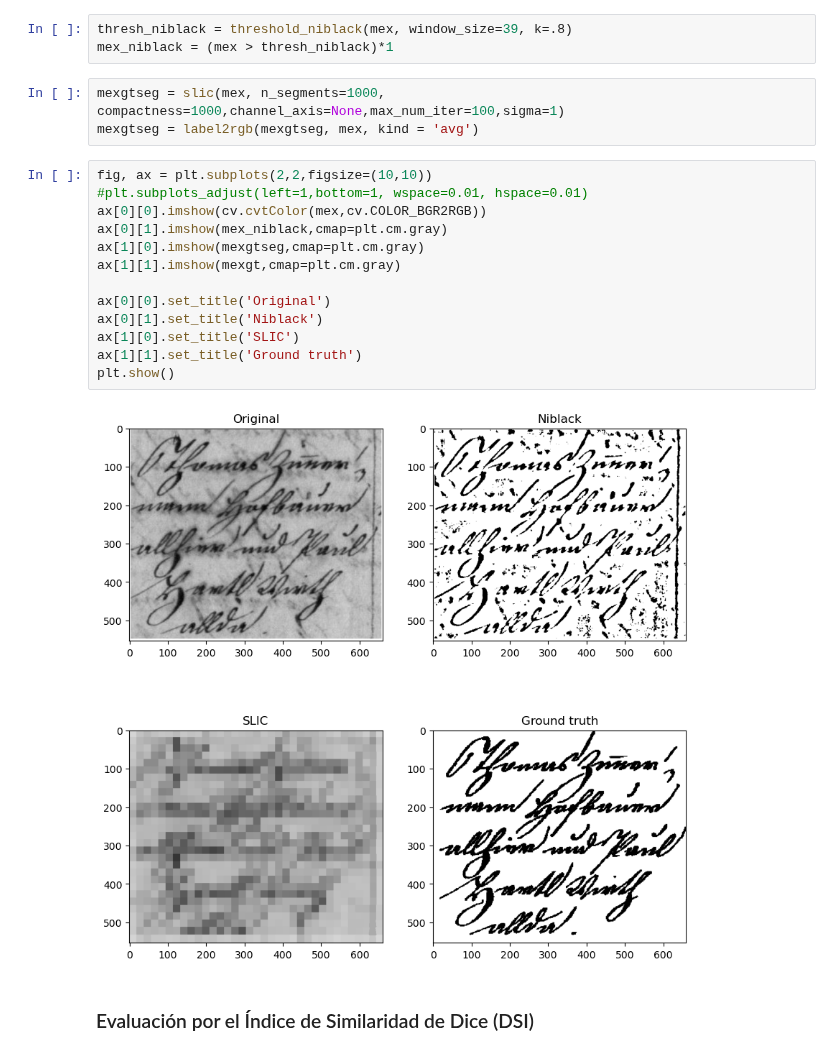
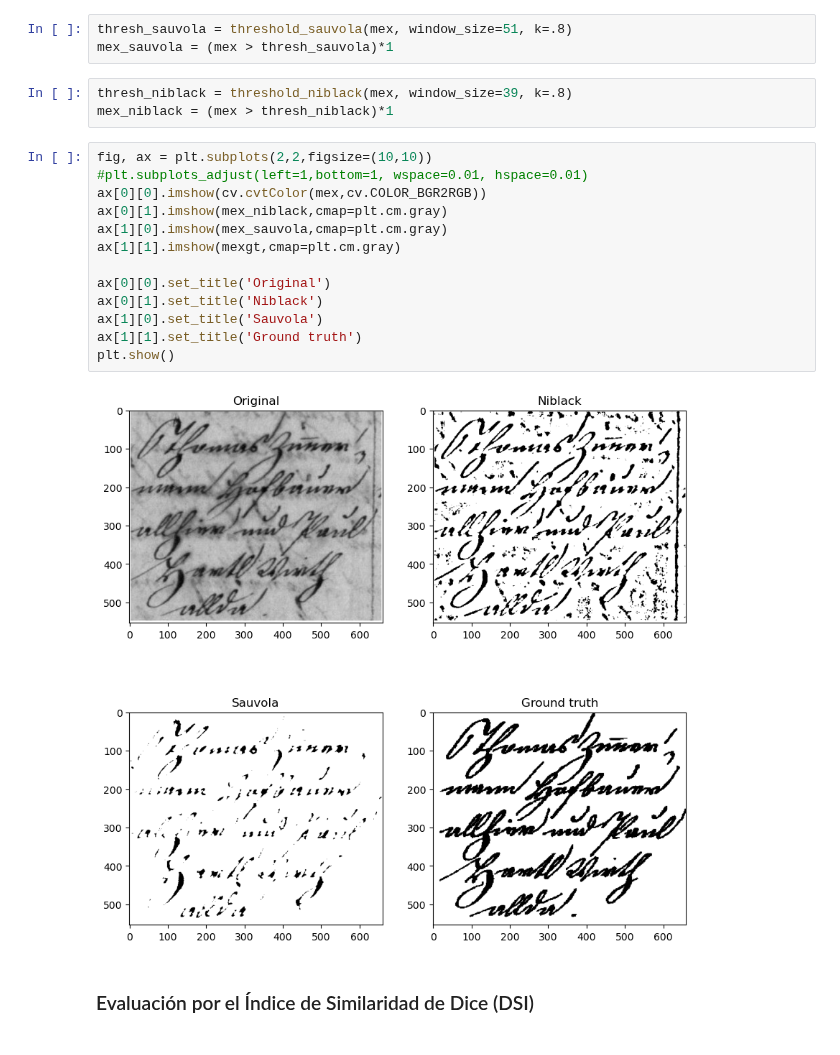
Before and after one commit to mlopezh1108/segmentacion, a Jupyter notebook: Segmentadores.ipynb, the cells around one changed output. Cells and saved outputs as stored; diff of their text form.

```diff
--- a/Segmentadores.ipynb
+++ b/Segmentadores.ipynb
@@ -70,27 +70,27 @@ mex = cv.imread('letter2_original.png',cv.IMREAD_GRAYSCALE)
 mexgt = cv.imread('letters2_groundt.png',cv.IMREAD_GRAYSCALE)
 mexgt = mexgt[:554,:660]
 mexgt = (mexgt == 255).astype(np.uint8)
+# %%
+thresh_sauvola = threshold_sauvola(mex, window_size=51, k=.8)
+mex_sauvola = (mex > thresh_sauvola)*1
 # %%
 thresh_niblack = threshold_niblack(mex, window_size=39, k=.8)
 mex_niblack = (mex > thresh_niblack)*1
-# %%
-mexgtseg = slic(mex, n_segments=1000, compactness=1000,channel_axis=None,max_num_iter=100,sigma=1)
-mexgtseg = label2rgb(mexgtseg, mex, kind = 'avg')
 # %%
 fig, ax = plt.subplots(2,2,figsize=(10,10))
 #plt.subplots_adjust(left=1,bottom=1, wspace=0.01, hspace=0.01)
 ax[0][0].imshow(cv.cvtColor(mex,cv.COLOR_BGR2RGB))
 ax[0][1].imshow(mex_niblack,cmap=plt.cm.gray)
-ax[1][0].imshow(mexgtseg,cmap=plt.cm.gray)
+ax[1][0].imshow(mex_sauvola,cmap=plt.cm.gray)
 ax[1][1].imshow(mexgt,cmap=plt.cm.gray)
 
 ax[0][0].set_title('Original')
 ax[0][1].set_title('Niblack')
-ax[1][0].set_title('SLIC')
+ax[1][0].set_title('Sauvola')
 ax[1][1].set_title('Ground truth')
 plt.show()
 # %% [output]
-[figure, old version]
+[figure, new version]
 # %% [markdown]
 ### Evaluación por el Índice de Similaridad de Dice (DSI)
 # %% [markdown]
```
Also changed, not shown: parts of 1 cell of this notebook.
